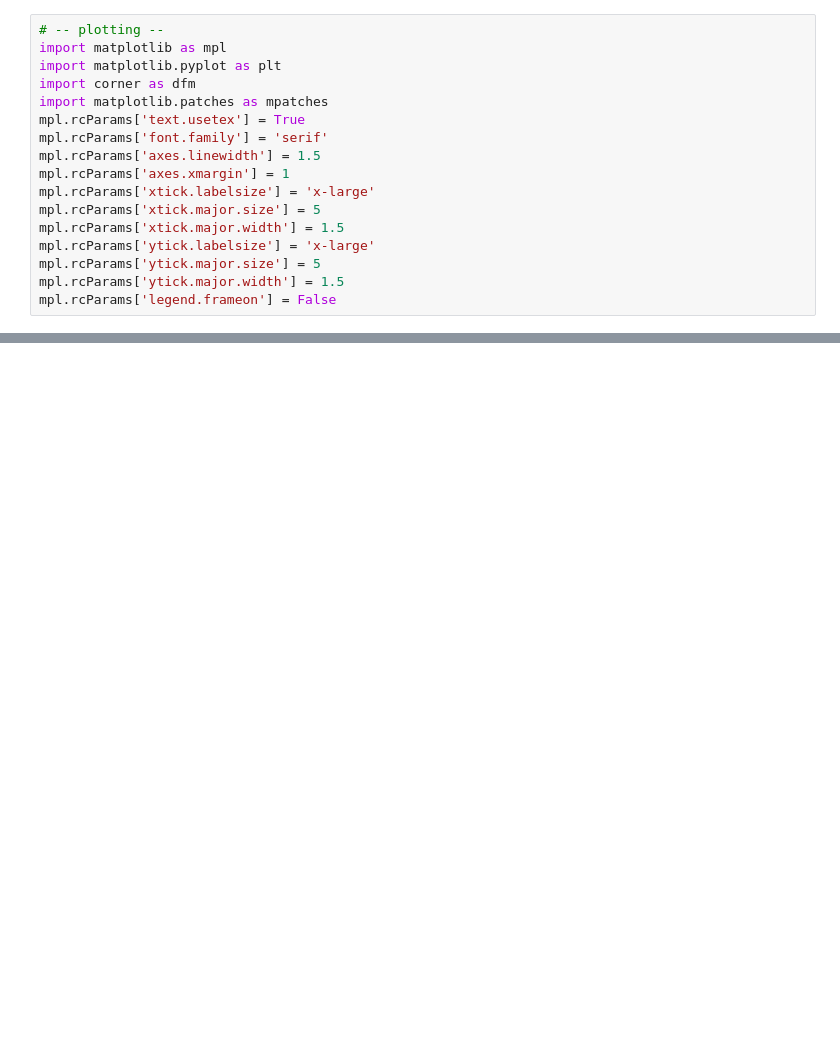
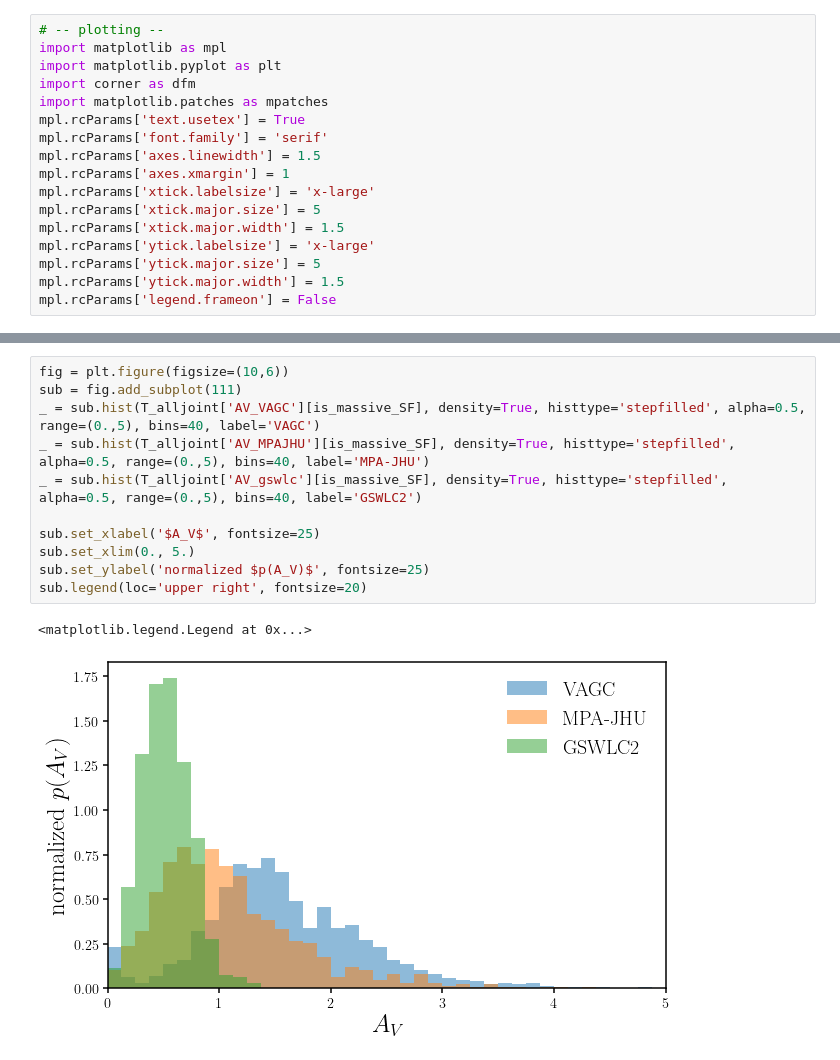
Before and after one commit to IQcollaboratory/galpopFM, a Jupyter notebook: nb/gswlc_sdss_Av.ipynb, the cells around one changed output, grey strips where cells are left out. Cells and saved outputs as stored; diff of their text form; blank space fills up the shorter version.

```diff
--- a/nb/gswlc_sdss_Av.ipynb
+++ b/nb/gswlc_sdss_Av.ipynb
@@ -288,0 +183,14 @@ Text(11,-9.5,'MPA-JHU')
+# %%
+fig = plt.figure(figsize=(10,6))
+sub = fig.add_subplot(111)
+_ = sub.hist(T_alljoint['AV_VAGC'][is_massive_SF], density=True, histtype='stepfilled', alpha=0.5, range=(0.,5), bins=40, label='VAGC')
+_ = sub.hist(T_alljoint['AV_MPAJHU'][is_massive_SF], density=True, histtype='stepfilled', alpha=0.5, range=(0.,5), bins=40, label='MPA-JHU')
+_ = sub.hist(T_alljoint['AV_gswlc'][is_massive_SF], density=True, histtype='stepfilled', alpha=0.5, range=(0.,5), bins=40, label='GSWLC2')
+
+sub.set_xlabel('$A_V$', fontsize=25)
+sub.set_xlim(0., 5.)
+sub.set_ylabel('normalized $p(A_V)$', fontsize=25)
+sub.legend(loc='upper right', fontsize=20)
+# %% [output]
+<matplotlib.legend.Legend at 0x...>
+[figure, added]
```
Also changed, not shown: parts of 41 cells of this notebook.
